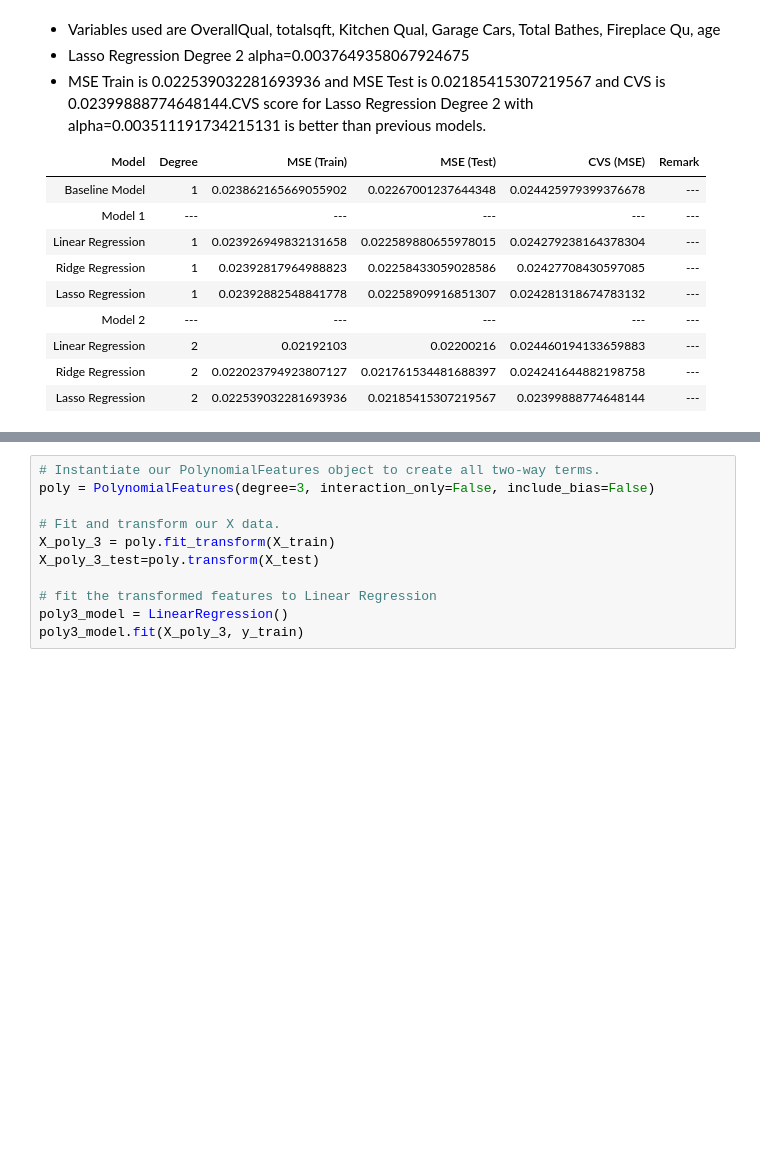
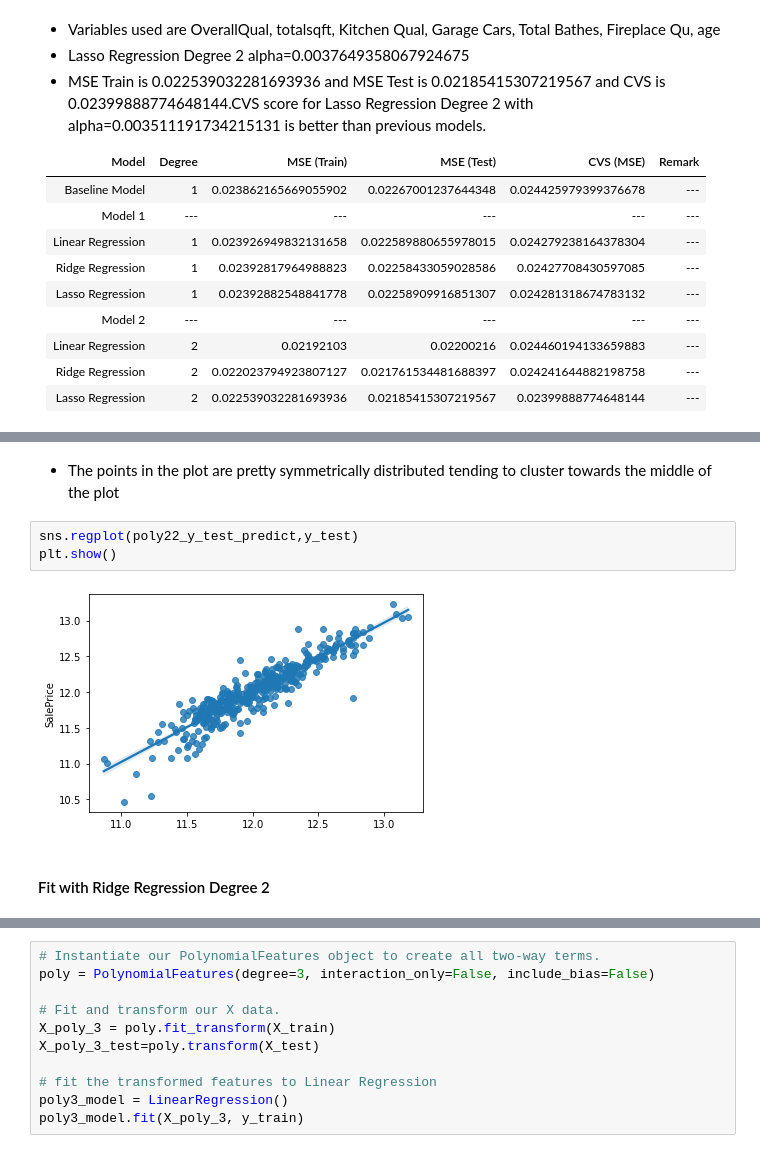
Before and after one commit to yyuetmeng/GA-Project, a Jupyter notebook: Project 2 Ver 2- AMES housing/code/Project 2 Version 2.ipynb, the cells around one changed output, grey strips where cells are left out. Drawn from its saved outputs; the diff is of its cells as text; blank space fills up the shorter version.

```diff
--- a/Project 2 Ver 2- AMES housing/code/Project 2 Version 2.ipynb
+++ b/Project 2 Ver 2- AMES housing/code/Project 2 Version 2.ipynb
@@ -1346,0 +1431,9 @@ array([ 0.        ,  0.1153514 ,  0.15942768,  0.05142897,  0.04672644,
+# %% [markdown]
+- The points in the plot are pretty symmetrically distributed tending to cluster towards the middle of the plot
+# %%
+sns.regplot(poly22_y_test_predict,y_test)
+plt.show()
+# %% [output]
+[figure, added]
+# %% [markdown]
+#### Fit with Ridge Regression Degree 2
```
Also changed, not shown: parts of 46 cells of this notebook, 1 other file.
